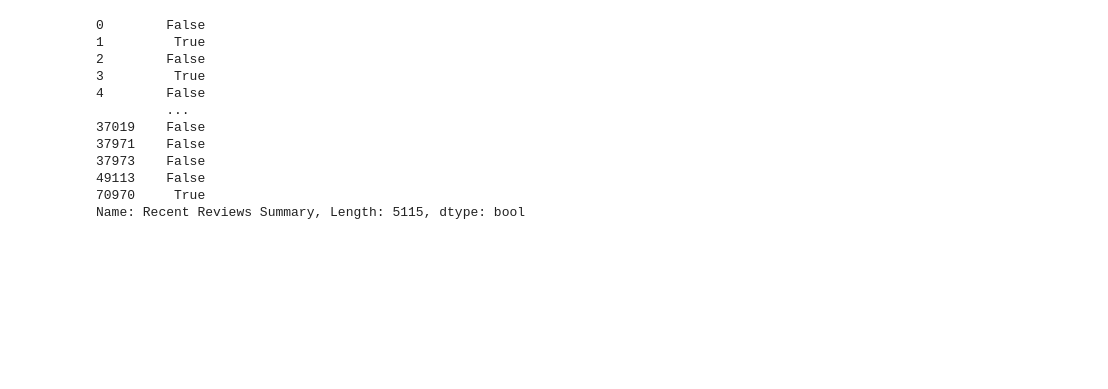
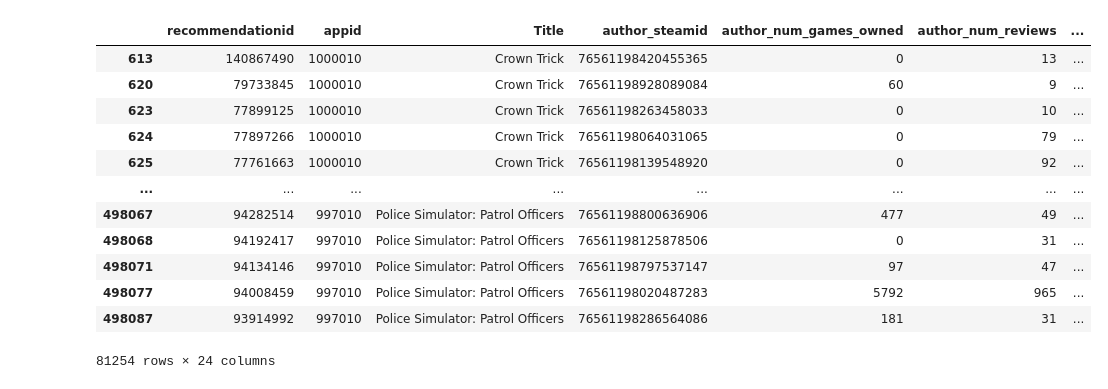
Before and after one commit to GordLaw/MachineLearning4050U, a Jupyter notebook: server/model/data.ipynb, the cells around one changed output. Cells and saved outputs as stored; diff of their text form; code cells hidden in the pictures; blank space fills up the shorter version.

```diff
--- a/server/model/data.ipynb
+++ b/server/model/data.ipynb
@@ -44,0 +46,6 @@ data
+# %%
+cleaned_dates = steam_game_data
+# still as a string
+cleaned_dates["Release Year"] = cleaned_dates["Release Year"].str.replace(r".*,\s","", regex=True)
+steam_game_data["Release Year"] = cleaned_dates["Release Year"]
+steam_game_data.head(5)
@@ -44,0 +59,7 @@ data
+# %%
+cleaned_price = steam_game_data
+# still as a string
+cleaned_price["Original Price"] = cleaned_price["Original Price"].str.replace(r"Free", "0", regex=True)
+cleaned_price["Original Price"] = cleaned_price["Original Price"].str.replace(r"\$", "", regex=True)
+steam_game_data["Original Price"] = cleaned_price["Original Price"]
+steam_game_data
@@ -44,0 +80,13 @@ data
+# %%
+encoded_tags = steam_game_data
+
+# encodes the Popular Tags, Developer, and Game Features with one hot encoding
+encoded_tags_popular = encoded_tags['Popular Tags'].str.get_dummies(sep=', ')
+encoded_tags_features = encoded_tags['Game Features'].str.get_dummies(sep=', ')
+encoded_tags_develoepr = encoded_tags['Developer'].str.get_dummies(sep=', ')
+
+game_data = pd.concat([encoded_tags.drop('Popular Tags', axis=1), encoded_tags_popular], axis=1)
+game_data = pd.concat([game_data.drop('Game Features', axis=1), encoded_tags_features], axis=1)
+game_data = pd.concat([game_data.drop('Developer', axis=1), encoded_tags_develoepr], axis=1)
+
+game_data
@@ -45,4 +107,4 @@ data
 # %%
-print(data["All Reviews Summary"].unique())
-print(data["Recent Reviews Summary"].unique())
+uncleaned_review_data = pd.read_csv("./weighted_score_above_08.csv")
+uncleaned_review_data.head(5)
 # %% [output]
@@ -94,15 +118,27 @@ See the caveats in the documentation: https://pandas.pydata.org/pandas-docs/stab
-# %%
-features["Recent Reviews Summary"] == "Very Positive"
-# %% [output]
-0        False
-1         True
-2        False
-3         True
-4        False
-         ...
-37019    False
-37971    False
-37973    False
-49113    False
-70970     True
-Name: Recent Reviews Summary, Length: 5115, dtype: bool
+# %%
+filter_review_data = uncleaned_review_data
+# votes_up is the users binary review of the game [recommend, does not recommend]
+filter_review_data = filter_review_data[filter_review_data["votes_up"] >= 10]
+# filters so users must have at least 30 minuites in the game
+filter_review_data = filter_review_data[filter_review_data["author_playtime_at_review"] >= 30]
+# filters entries so that only reviews are kept if the user has more than 1 review within the dataset
+# this doesn't use author_num_reviews since we are currently starting with a sub dataset from out of the 110 million entrie dataset
+filter_review_data = filter_review_data.loc[filter_review_data.groupby('author_steamid')['author_steamid'].transform('size') > 1]
+# matches the games that exist in both datasets and drops the ones that are not
+filter_review_data = filter_review_data[filter_review_data["game"].isin(game_data["Title"])]
+filter_review_data = filter_review_data.rename(columns={"game": "Title"})
+filter_review_data
+# %% [output]
+|  | recommendationid | appid | Title | author_steamid | author_num_games_owned | author_num_reviews | ... |
+| 613 | 140867490 | 1000010 | Crown Trick | 76561198420455365 | 0 | 13 | ... |
+| 620 | 79733845 | 1000010 | Crown Trick | 76561198928089084 | 60 | 9 | ... |
+| 623 | 77899125 | 1000010 | Crown Trick | 76561198263458033 | 0 | 10 | ... |
+| 624 | 77897266 | 1000010 | Crown Trick | 76561198064031065 | 0 | 79 | ... |
+| 625 | 77761663 | 1000010 | Crown Trick | 76561198139548920 | 0 | 92 | ... |
+| ... | ... | ... | ... | ... | ... | ... | ... |
+| 498067 | 94282514 | 997010 | Police Simulator: Patrol Officers | 76561198800636906 | 477 | 49 | ... |
+| 498068 | 94192417 | 997010 | Police Simulator: Patrol Officers | 76561198125878506 | 0 | 31 | ... |
+| 498071 | 94134146 | 997010 | Police Simulator: Patrol Officers | 76561198797537147 | 97 | 47 | ... |
+| 498077 | 94008459 | 997010 | Police Simulator: Patrol Officers | 76561198020487283 | 5792 | 965 | ... |
+| 498087 | 93914992 | 997010 | Police Simulator: Patrol Officers | 76561198286564086 | 181 | 31 | ... |
+81254 rows × 24 columns
```
Also changed, not shown: parts of 18 cells of this notebook.
